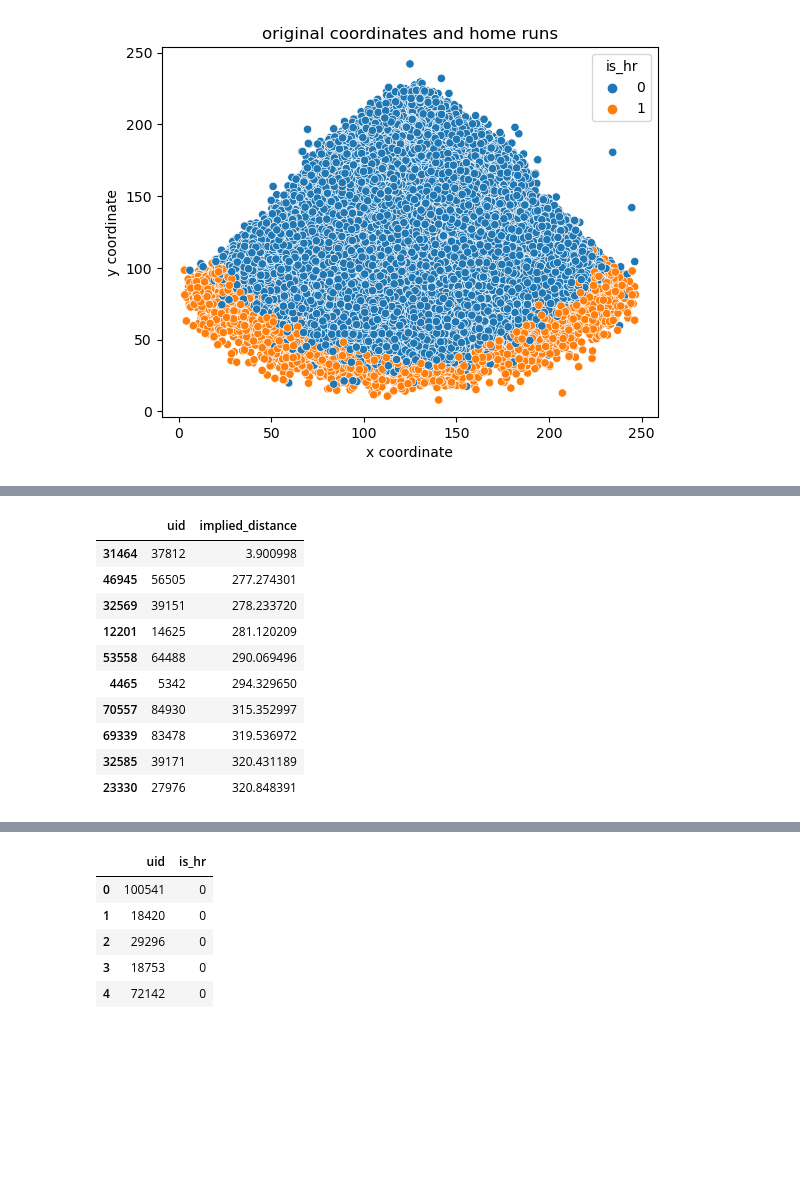
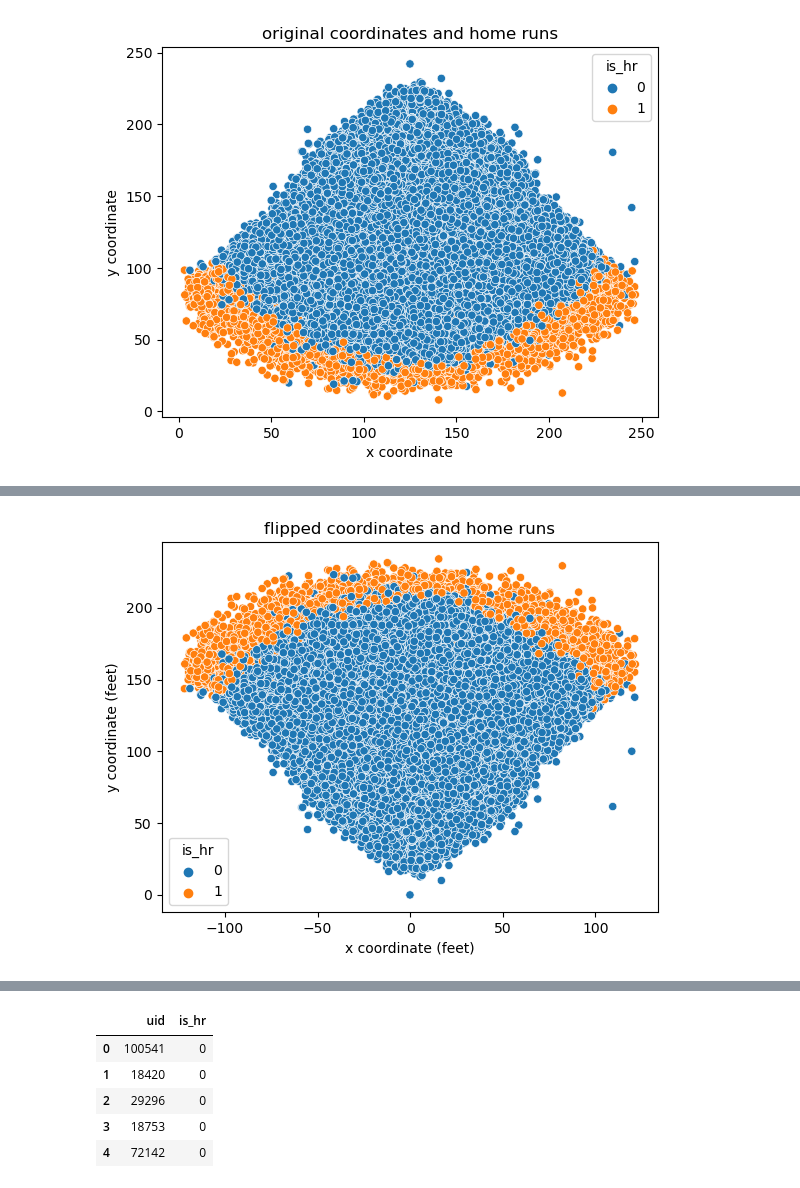
Before and after one commit to yaobviously/nick_wan_home_runs, a Jupyter notebook: home_run_submission.ipynb, the cells around one changed output, grey strips where cells are left out. Saved outputs shown, nothing was run; the diff lists cells and outputs as text; code cells hidden in the pictures; blank space fills up the shorter version.

```diff
--- a/home_run_submission.ipynb
+++ b/home_run_submission.ipynb
@@ -85,17 +63,12 @@ plt.show()
-# %%
-# sorting home runs by distance. clearly uid 37812 is unusual and
-# out side of the distribution for the others
-
-df[df['is_hr'] == 1][['uid', 'implied_distance']].sort_values(by='implied_distance').head(10)
-# %% [output]
-|  | uid | implied_distance |
-| 31464 | 37812 | 3.900998 |
-| 46945 | 56505 | 277.274301 |
-| 32569 | 39151 | 278.233720 |
-| 12201 | 14625 | 281.120209 |
-| 53558 | 64488 | 290.069496 |
-| 4465 | 5342 | 294.329650 |
-| 70557 | 84930 | 315.352997 |
-| 69339 | 83478 | 319.536972 |
-| 32585 | 39171 | 320.431189 |
-| 23330 | 27976 | 320.848391 |
+# %%
+fig, ax = plt.subplots()
+
+sns.scatterplot(x=df['hc_x_centered'], y=df['hc_y_flipped'], hue=df['is_hr'])
+plt.title("flipped coordinates and home runs")
+
+ax.set_xlabel("x coordinate (feet)")
+ax.set_ylabel("y coordinate (feet)")
+
+plt.show()
+# %% [output]
+[figure, added]
```
Also changed, not shown: parts of 21 cells of this notebook.
